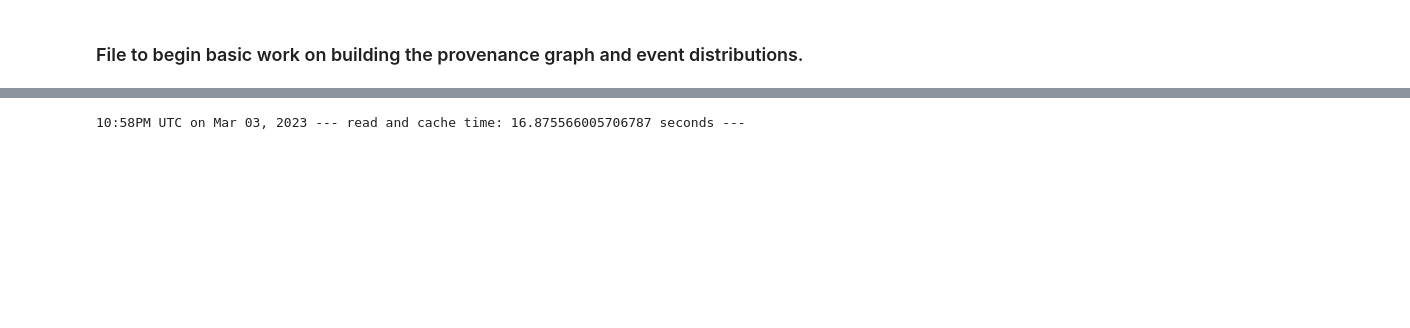
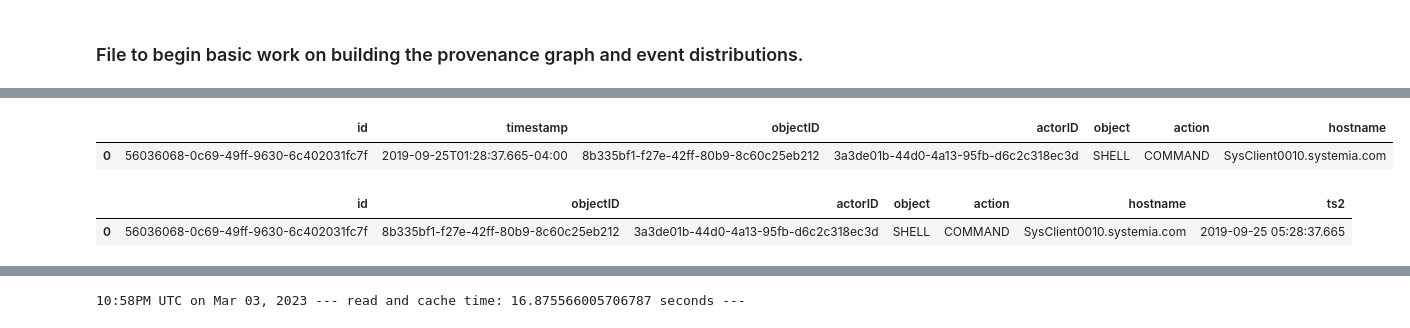
Before and after one commit to MBrend15/Public_Project_Repo, a Jupyter notebook: Build_Graph_2.ipynb, the cells around one changed output, grey strips where cells are left out. Drawn from its saved outputs; the diff is of its cells as text; code cells hidden in the pictures; blank space fills up the shorter version.

```diff
--- a/Build_Graph_2.ipynb
+++ b/Build_Graph_2.ipynb
@@ -7,0 +5,2 @@ ConnectionRefusedError: [Errno 111] Connection refused
+# %%
+df_labels = readCheckpoint('labels')
@@ -7,0 +20,5 @@ ConnectionRefusedError: [Errno 111] Connection refused
+# %%
+df_labels.limit(1).toPandas()
+# %% [output]
+|  | id | timestamp | objectID | actorID | object | action | hostname |
+| 0 | 56036068-0c69-49ff-9630-6c402031fc7f | 2019-09-25T01:28:37.665-04:00 | 8b335bf1-f27e-42ff-80b9-8c60c25eb212 | 3a3de01b-44d0-4a13-95fb-d6c2c318ec3d | SHELL | COMMAND | SysClient0010.systemia.com |
@@ -7,0 +27,5 @@ ConnectionRefusedError: [Errno 111] Connection refused
+# %%
+df_labels.limit(1).toPandas()
+# %% [output]
+|  | id | objectID | actorID | object | action | hostname | ts2 |
+| 0 | 56036068-0c69-49ff-9630-6c402031fc7f | 8b335bf1-f27e-42ff-80b9-8c60c25eb212 | 3a3de01b-44d0-4a13-95fb-d6c2c318ec3d | SHELL | COMMAND | SysClient0010.systemia.com | 2019-09-25 05:28:37.665 |
```
Also changed, not shown: parts of 13 cells of this notebook, 2 other files.
